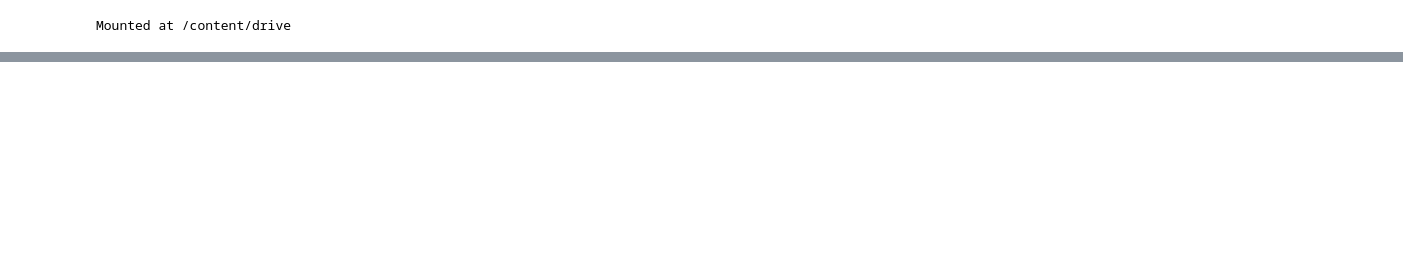
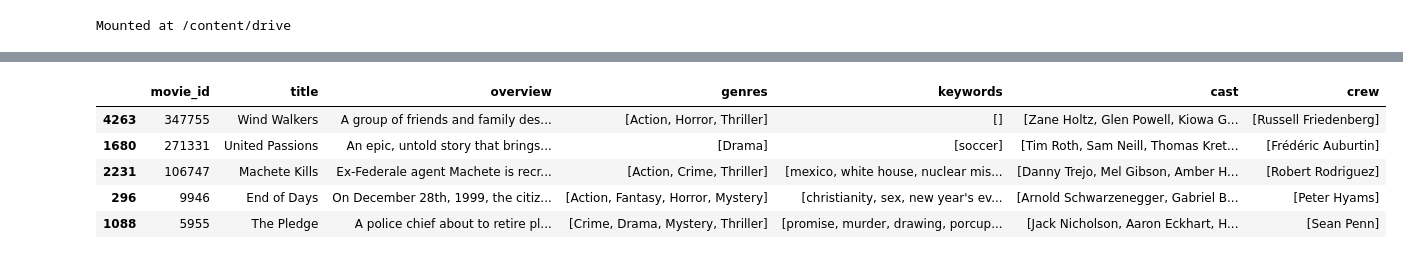
Before and after one commit to Shefatmim01/Movie-Recommender-System-Project, a Jupyter notebook: Movie_recommender_system.ipynb, the cells around one changed output, grey strips where cells are left out. Cells and saved outputs as stored; diff of their text form; code cells hidden in the pictures; blank space fills up the shorter version.

```diff
--- a/Movie_recommender_system.ipynb
+++ b/Movie_recommender_system.ipynb
@@ -18,0 +117,3 @@ Mounted at /content/drive
+# %%
+movies['cast'] = movies['cast'].apply(convert)
+movies.head()
@@ -18,0 +127,21 @@ Mounted at /content/drive
+# %%
+movies['cast'] = movies['cast'].apply(lambda x:x[0:3])
+# %%
+def fetch_director(text):
+    L = []
+    for i in ast.literal_eval(text):
+        if i['job'] == 'Director':
+            L.append(i['name'])
+    return L
+# %%
+movies['crew'] = movies['crew'].apply(fetch_director)
+# %%
+#movies['overview'] = movies['overview'].apply(lambda x:x.split())
+movies.sample(5)
+# %% [output]
+|  | movie_id | title | overview | genres | keywords | cast | crew |
+| 4263 | 347755 | Wind Walkers | A group of friends and family des... | [Action, Horror, Thriller] | [] | [Zane Holtz, Glen Powell, Kiowa G... | [Russell Friedenberg] |
+| 1680 | 271331 | United Passions | An epic, untold story that brings... | [Drama] | [soccer] | [Tim Roth, Sam Neill, Thomas Kret... | [Frédéric Auburtin] |
+| 2231 | 106747 | Machete Kills | Ex-Federale agent Machete is recr... | [Action, Crime, Thriller] | [mexico, white house, nuclear mis... | [Danny Trejo, Mel Gibson, Amber H... | [Robert Rodriguez] |
+| 296 | 9946 | End of Days | On December 28th, 1999, the citiz... | [Action, Fantasy, Horror, Mystery] | [christianity, sex, new year's ev... | [Arnold Schwarzenegger, Gabriel B... | [Peter Hyams] |
+| 1088 | 5955 | The Pledge | A police chief about to retire pl... | [Crime, Drama, Mystery, Thriller] | [promise, murder, drawing, porcup... | [Jack Nicholson, Aaron Eckhart, H... | [Sean Penn] |
```
Also changed, not shown: parts of 29 cells of this notebook.
